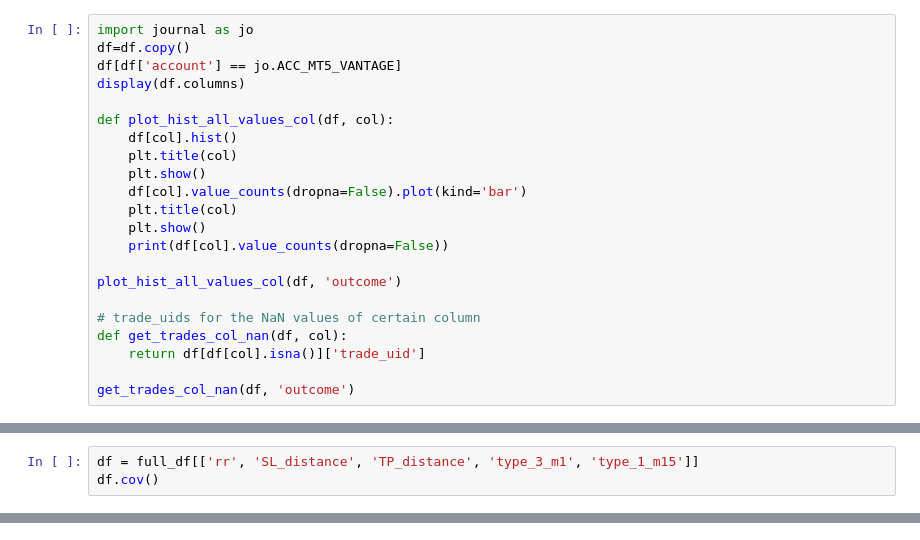
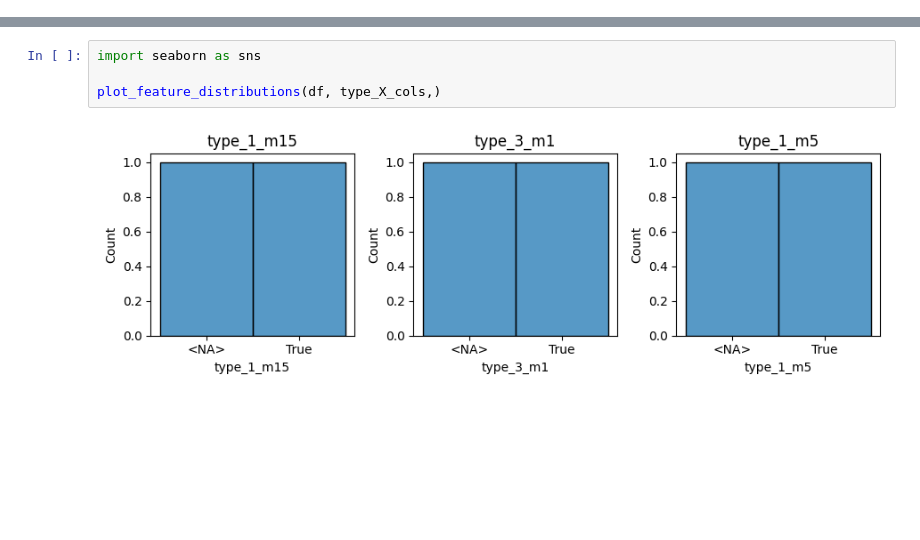
Before and after one commit to put101/trade_journal, a Jupyter notebook: analysis.ipynb, the cells around one changed output, grey strips where cells are left out. Saved outputs shown, nothing was run; the diff lists cells and outputs as text; blank space fills up the shorter version.

```diff
--- a/analysis.ipynb
+++ b/analysis.ipynb
@@ -337,23 +144 @@ Breakeven Rate (%) (|rr|<0.2)     0.10000
 dtype: float64
-# %%
-import journal as jo
-df=df.copy()
-df[df['account'] == jo.ACC_MT5_VANTAGE]
-display(df.columns)
-
-def plot_hist_all_values_col(df, col):
-    df[col].hist()
-    plt.title(col)
-    plt.show()
-    df[col].value_counts(dropna=False).plot(kind='bar')
-    plt.title(col)
-    plt.show()
-    print(df[col].value_counts(dropna=False))
-
-plot_hist_all_values_col(df, 'outcome')
-
-# trade_uids for the NaN values of certain column
-def get_trades_col_nan(df, col):
-    return df[df[col].isna()]['trade_uid']
-
-get_trades_col_nan(df, 'outcome')
@@ -557,3 +144,0 @@ Name: type_3_m1, dtype: float64
-# %%
-df = full_df[['rr', 'SL_distance', 'TP_distance', 'type_3_m1', 'type_1_m15']]
-df.cov()
@@ -695,0 +145,6 @@ P-Value: 1.0
+# %%
+import seaborn as sns
+
+plot_feature_distributions(df, type_X_cols,)
+# %% [output]
+[figure, added]
```
Also changed, not shown: parts of 44 cells of this notebook, 8 other files.
